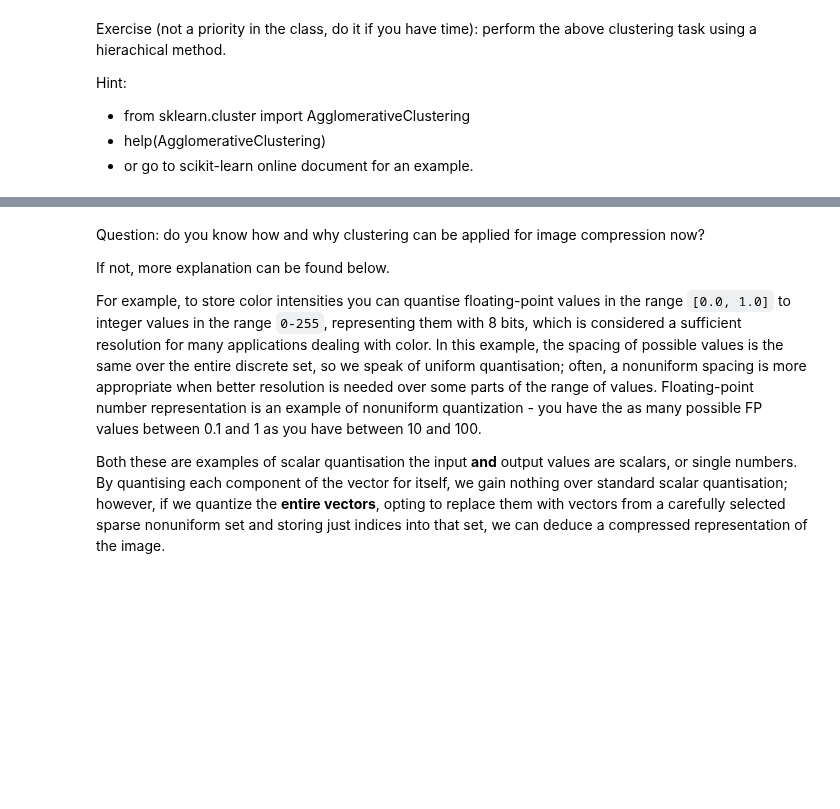
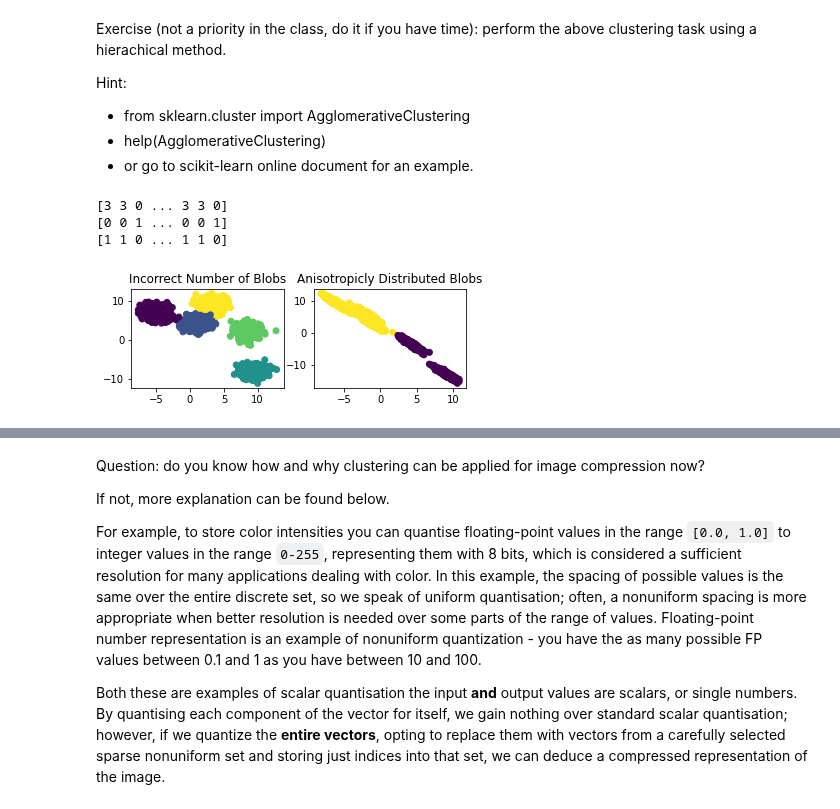
Before and after one commit to oknappett/ML_module, a Jupyter notebook: prac3/Practical3_Clustering.ipynb, the cells around one changed output, grey strips where cells are left out. Drawn from its saved outputs; the diff is of its cells as text; code cells hidden in the pictures; blank space fills up the shorter version.

```diff
--- a/prac3/Practical3_Clustering.ipynb
+++ b/prac3/Practical3_Clustering.ipynb
@@ -74,3 +75,42 @@ Hint:
+# %%
+import numpy as np
+import matplotlib.pyplot as plt
+%matplotlib inline
+
+from sklearn.cluster import AgglomerativeClustering
+from sklearn.datasets import make_blobs
+
+
+# Generate a 2D samples of certain number of blobs
+random_state = 87 # You can change random state and see changes in data examples)
+n_samples = 2000
+X, y = make_blobs(n_samples=n_samples, centers=5, n_features=2, random_state=random_state)
+
+# number of clusters!!!!!!
+y_pred = AgglomerativeClustering(n_clusters=5).fit_predict(X)
+plt.subplot(221)
+plt.scatter(X[:, 0], X[:, 1], c=y_pred)
+
+plt.title("Incorrect Number of Blobs")
+
+# Anisotropicly distributed data
+transformation = [[ 0.60834549, -0.63667341], [-0.40887718, 0.85253229]]
+X_aniso = np.dot(X, transformation)
+y_pred = AgglomerativeClustering(n_clusters=2).fit_predict(X_aniso)
+print(y_pred)
+
+plt.subplot(222)
+plt.scatter(X_aniso[:, 0], X_aniso[:, 1], c=y_pred)
+plt.title("Anisotropicly Distributed Blobs")
+
+y_pred = KMeans(n_clusters=2, random_state=random_state).fit_predict(X_aniso)
+
+print(y_pred)
+# %% [output]
+[3 3 0 ... 3 3 0]
+[0 0 1 ... 0 0 1]
+[1 1 0 ... 1 1 0]
+[figure, added]
 # %% [markdown]
 ### K-means for VQ based image compression
 
```
Also changed, not shown: parts of 5 cells of this notebook.
